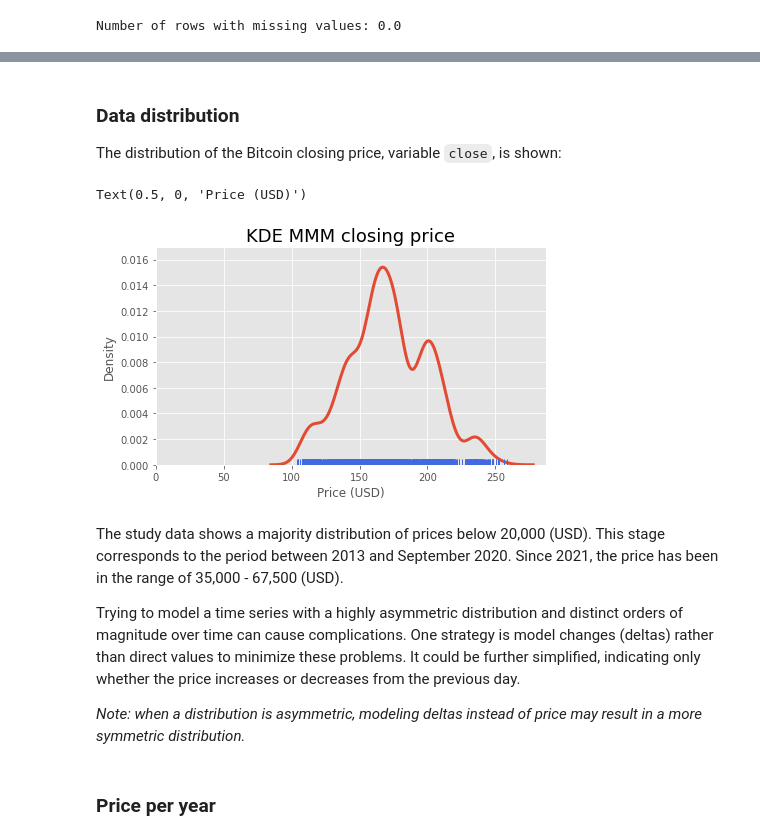
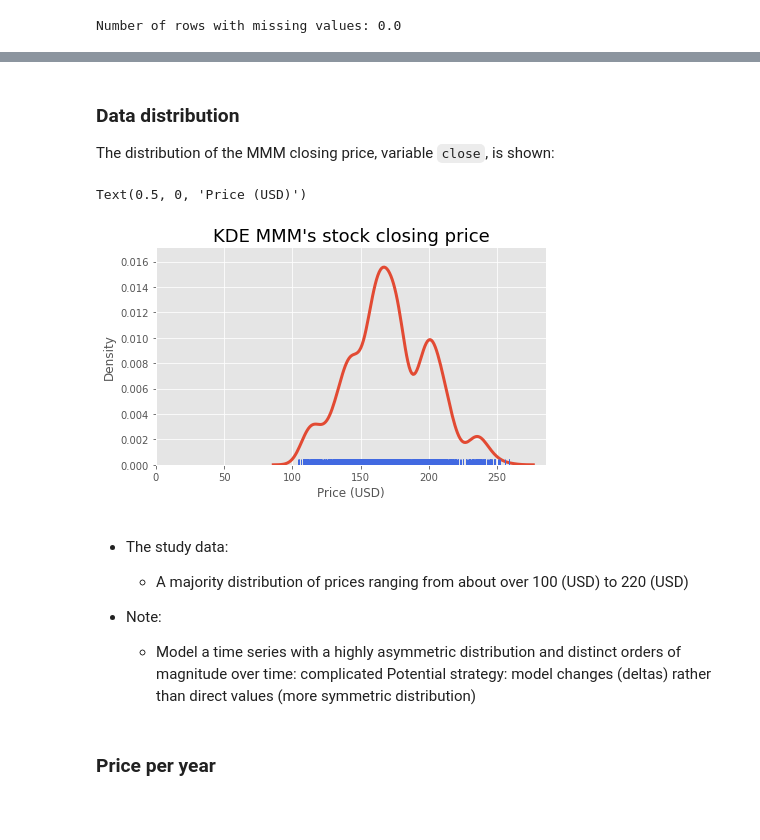
Before and after one commit to haison19952013/Sklearn-forecast-application, a Jupyter notebook: forecasting-SP500-MMM-ML-python.ipynb, the cells around one changed output, grey strips where cells are left out. Drawn from its saved outputs; the diff is of its cells as text; code cells hidden in the pictures; blank space fills up the shorter version.

```diff
--- a/forecasting-SP500-MMM-ML-python.ipynb
+++ b/forecasting-SP500-MMM-ML-python.ipynb
@@ -188,22 +178,23 @@ fig.show()
 # %% [markdown]
 ### Data distribution
 
-The distribution of the Bitcoin closing price, variable `close`, is shown:
+The distribution of the MMM closing price, variable `close`, is shown:
 # %%
 # KDE distribution of Bitcoin closing price
 # ==============================================================================
 fig, ax = plt.subplots(figsize=(7, 4))
 p = sns.kdeplot(data=data, x='close', linewidth=3, ax=ax)
 r = sns.rugplot(data=data, x='close', ax=ax,c='royalblue', clip_on=False)
 p.set(xlim=(0, None))
-p.set_title('KDE MMM closing price', fontsize=18)
+p.set_title("KDE MMM's stock closing price", fontsize=18)
 p.set_xlabel('Price (USD)')
 # %% [output]
 Text(0.5, 0, 'Price (USD)')
-[figure, old version]
+[figure, new version]
 # %% [markdown]
-The study data shows a majority distribution of prices below 20,000 (USD). This stage corresponds to the period between 2013 and September 2020. Since 2021, the price has been in the range of 35,000 - 67,500 (USD).
+- The study data:
+    + A majority distribution of prices ranging from about over 100 (USD) to 220 (USD)
 
-Trying to model a time series with a highly asymmetric distribution and distinct orders of magnitude over time can cause complications. One strategy is model changes (deltas) rather than direct values to minimize these problems. It could be further simplified, indicating only whether the price increases or decreases from the previous day.
-
-*Note: when a distribution is asymmetric, modeling deltas instead of price may result in a more symmetric distribution.*
+- Note:
+    + Model a time series with a highly asymmetric distribution and distinct orders of magnitude over time: complicated
+    Potential strategy: model changes (deltas) rather than direct values (more symmetric distribution)
```
Also changed, not shown: parts of 36 cells of this notebook, 1 other file.
